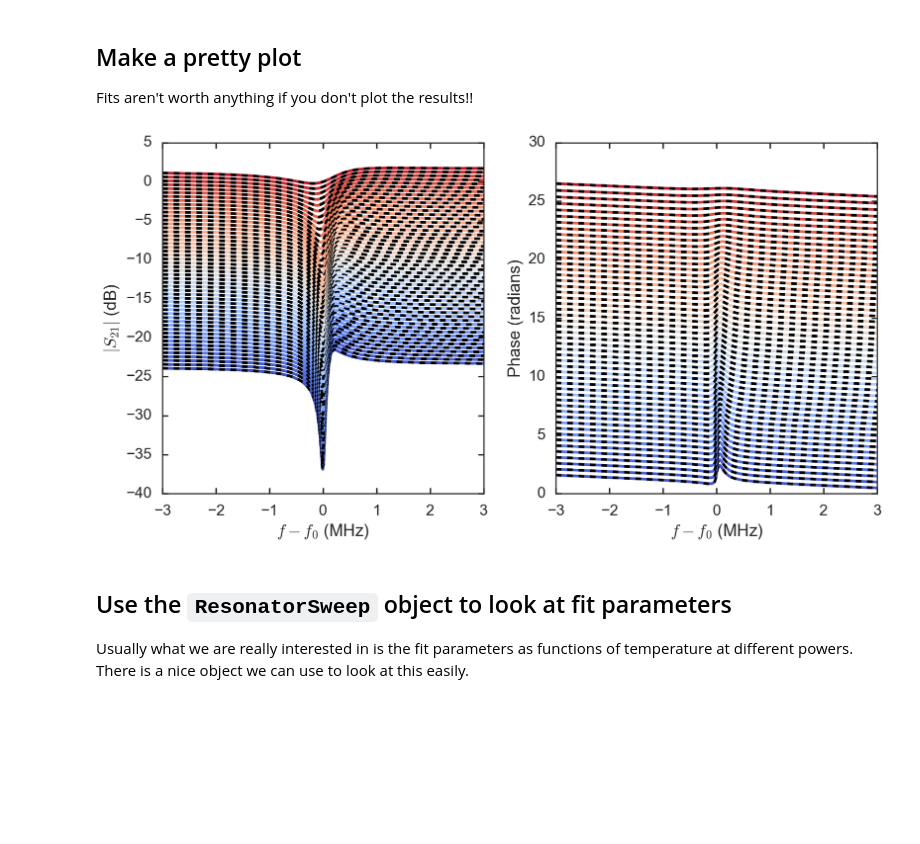
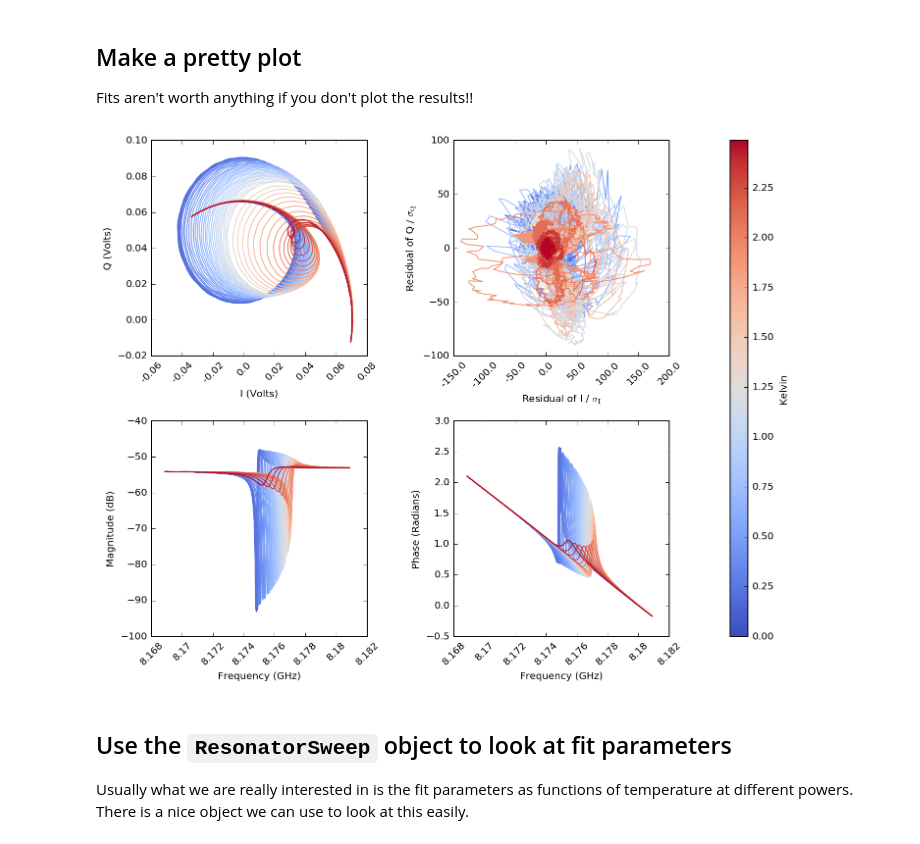
Before and after one commit to FaustinCarter/scraps, a Jupyter notebook: Example2-LotsOfData.ipynb, the cells around one changed output. Saved outputs shown, nothing was run; the diff lists cells and outputs as text; code cells hidden in the pictures; blank space fills up the shorter version.

```diff
--- a/Example2-LotsOfData.ipynb
+++ b/Example2-LotsOfData.ipynb
@@ -106,56 +95,3 @@ for res in resList:
 Make a pretty plot
 ---------
 Fits aren't worth anything if you don't plot the results!!
-# %%
-#Lets look at plots from a single power value. Change this to look at other plots
-pval = -30
-
-#Make sure the colors look badass
-numTraces = int(np.ceil(len(resList)/len(pwrsList))) #Always round up!
-sns.set_palette(sns.color_palette("coolwarm", numTraces))
-
-#Set up a figure to overlay the |S21| fits and data
-figA = plt.figure()
-figA.set_size_inches(12,12)
-axMag = figA.add_subplot(221)
-axPhase = figA.add_subplot(222)
-
-
-#Set an index for offsetting the traces in a fancy waterfall way
-index2=0
-
-#Loop through
-for index, tval in enumerate(tempsList):
-
-    #grab the right resonator object from the list
-    resIndex = pr.indexResList(resList, tval, pval)
-
-    #There are more possible combinations of temp and pwr than there are resonators.
-    #indexResList returns None if a combination is invalid.
-    if resIndex is not None:
-        res = resList[resIndex]
-        resf0 = res.lmfit_result.params['f0'].value
-        axMag.plot((res.freq-resf0)*1e-6,20*np.log10(res.mag)+index2/2.0)
-        axMag.plot((res.freq-resf0)*1e-6,20*np.log10(res.resultMag)+index2/2.0, 'k--')
-
-        axPhase.plot((res.freq-resf0)*1e-6,res.phase+index2/2.0)
-        axPhase.plot((res.freq-resf0)*1e-6,res.resultPhase+index2/2.0, 'k--')
-
-        #Stack the next one up just a little bit more
-        index2+=1
-
-axMag.set_xlabel('$f-f_0$ (MHz)')
-axMag.set_ylabel('$|S_{21}|$ (dB)')
-
-#Comment this out if you want to see the full curves
-axMag.set_xlim(-3,3)
-
-axPhase.set_xlabel('$f-f_0$ (MHz)')
-axPhase.set_ylabel('Phase (radians)')
-
-#Comment this out if you want to see the full curves
-axPhase.set_xlim(-3,3)
-
-figA.tight_layout()
-# %% [output]
-[figure, removed]
@@ -165,3 +98,17 @@ figA.savefig('Mag-and-Phase-E2.png')
+# %%
+figA = pr.plotResListData(resList,
+                            plot_types=['IQ', #Real vs Imaginary part of S21
+                                        'rIQ', #residual of fits in IQ plane
+                                        'LogMag', #Magnitude of S21 vs frequency
+                                        'Phase'], #Phase of S21 vs frequency
+                            color_by='temps',
+                            fig_size=4,
+                            powers=[-20],
+                            num_cols = 2,
+                            force_square = True,
+                            plot_fits = False) #<-- change this to true to overplot the best fits
+# %% [output]
+[figure, added]
 # %% [markdown]
 Use the ``ResonatorSweep`` object to look at fit parameters
 ---
```
Also changed, not shown: parts of 10 cells of this notebook, 4 other files.
